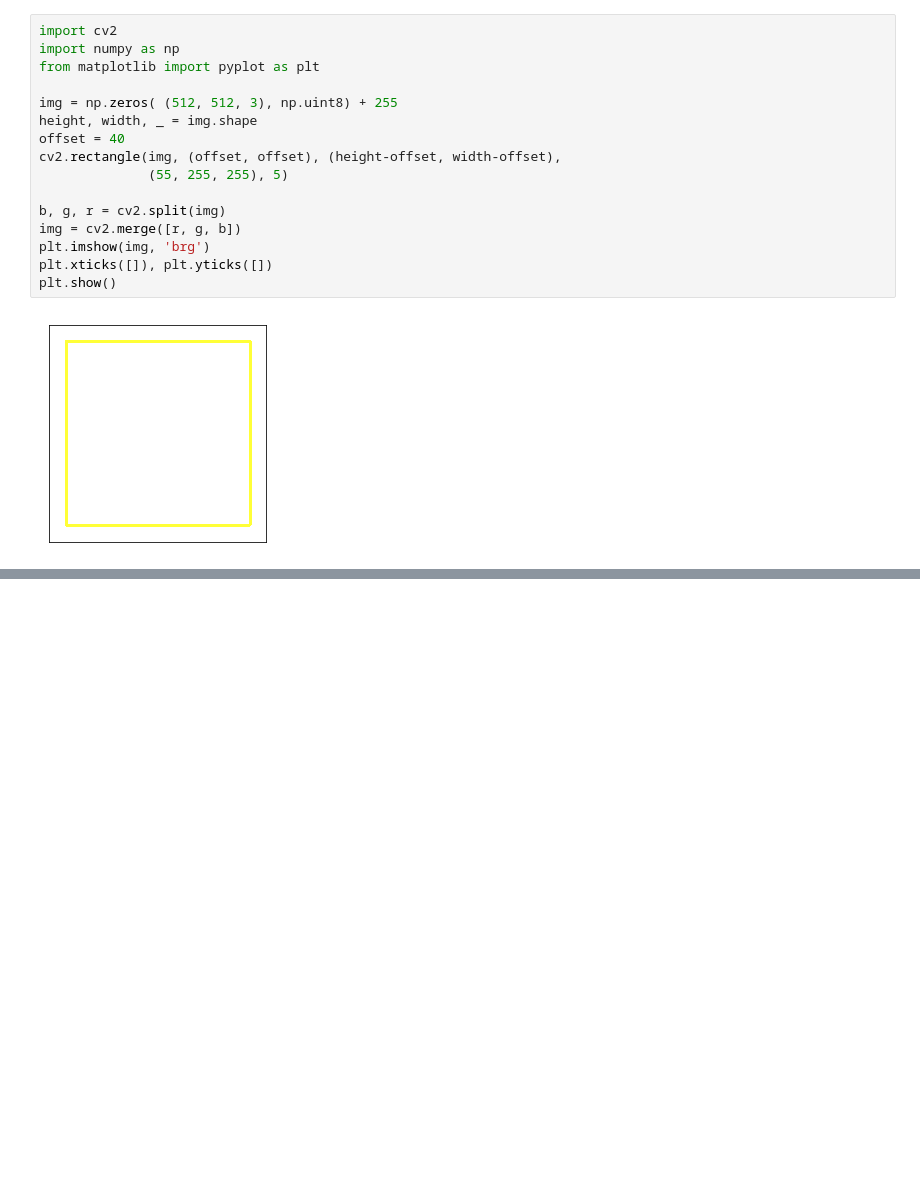
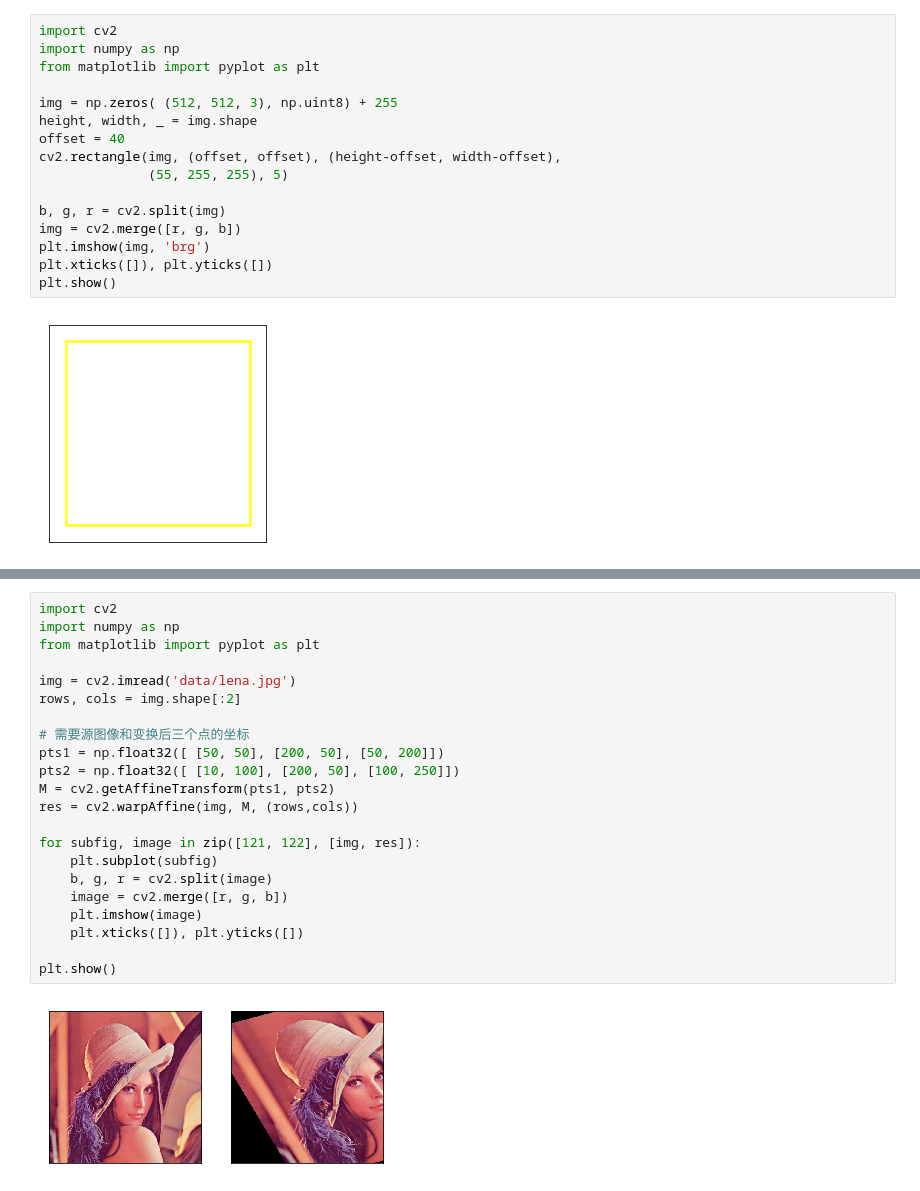
Before and after one commit to daimibbb/Opencv-Master, a Jupyter notebook: Basic/OpenCV使用笔记/opencv使用笔记_01.ipynb, the cells around one changed output, grey strips where cells are left out. Saved outputs shown, nothing was run; the diff lists cells and outputs as text; blank space fills up the shorter version.

```diff
--- a/Basic/OpenCV使用笔记/opencv使用笔记_01.ipynb
+++ b/Basic/OpenCV使用笔记/opencv使用笔记_01.ipynb
@@ -184,0 +382,24 @@ $$M = \begin{bmatrix}
+# %%
+import cv2
+import numpy as np
+from matplotlib import pyplot as plt
+
+img = cv2.imread('data/lena.jpg')
+rows, cols = img.shape[:2]
+
+# 需要源图像和变换后三个点的坐标
+pts1 = np.float32([ [50, 50], [200, 50], [50, 200]])
+pts2 = np.float32([ [10, 100], [200, 50], [100, 250]])
+M = cv2.getAffineTransform(pts1, pts2)
+res = cv2.warpAffine(img, M, (rows,cols))
+
+for subfig, image in zip([121, 122], [img, res]):
+    plt.subplot(subfig)
+    b, g, r = cv2.split(image)
+    image = cv2.merge([r, g, b])
+    plt.imshow(image)
+    plt.xticks([]), plt.yticks([])
+
+plt.show()
+# %% [output]
+[figure, added]
```
Also changed, not shown: parts of 19 cells of this notebook, 7 other files.
